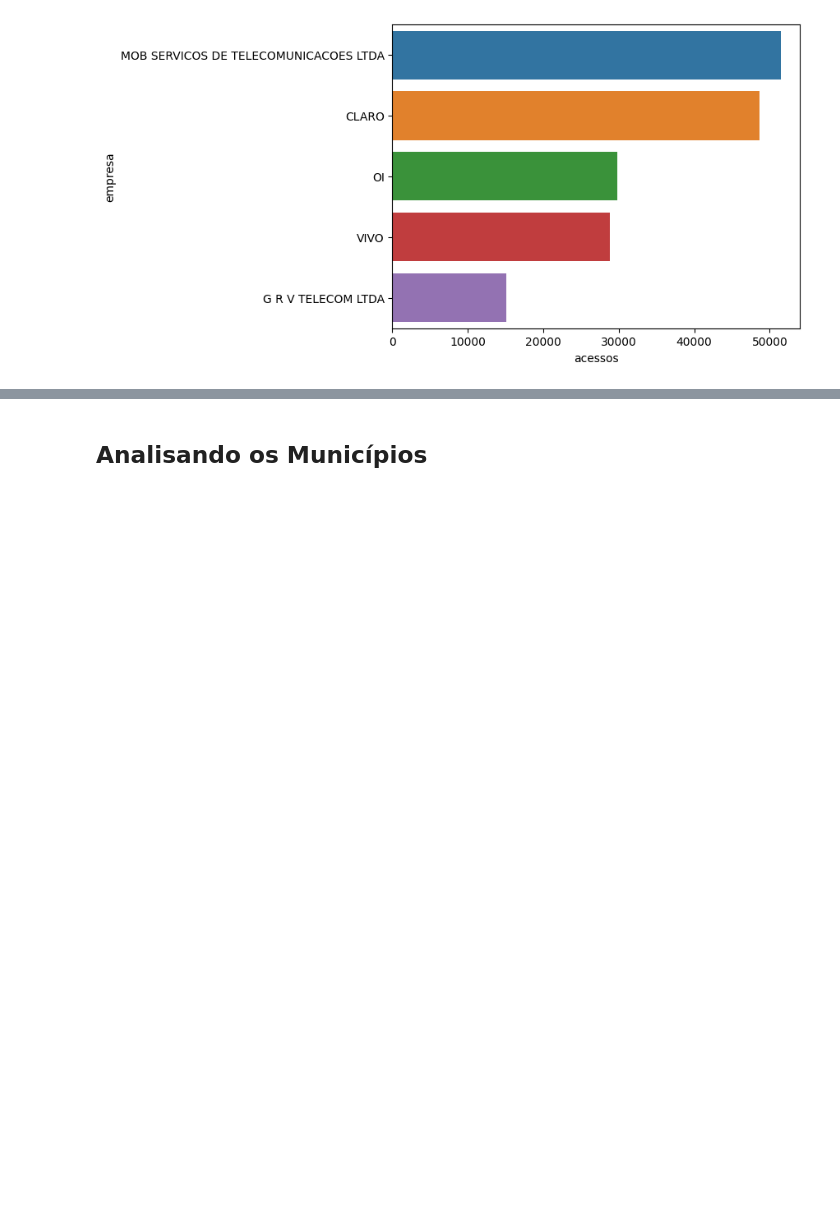
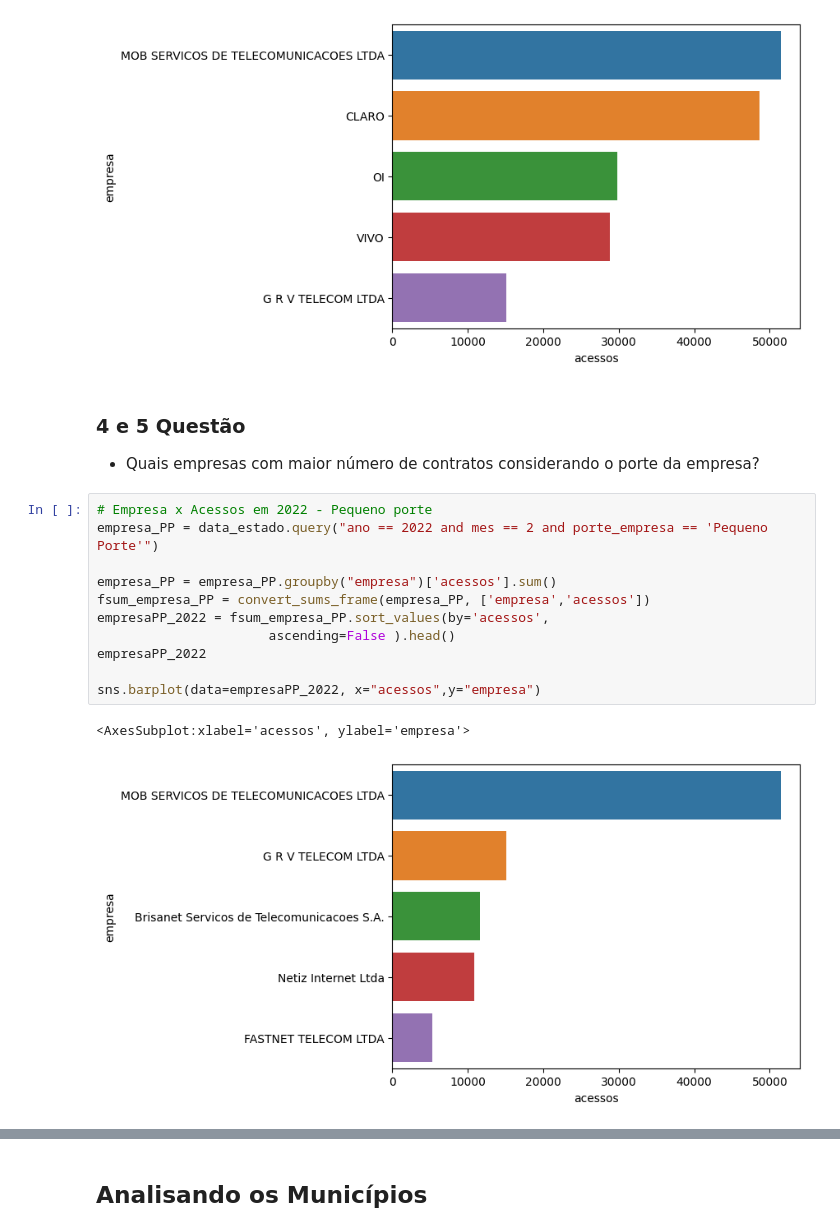
Before and after one commit to Jownao/dive_datascience, a Jupyter notebook: lab/02_Analise_dados_banda_larga.ipynb, the cells around one changed output, grey strips where cells are left out. Saved outputs shown, nothing was run; the diff lists cells and outputs as text; blank space fills up the shorter version.

```diff
--- a/lab/02_Analise_dados_banda_larga.ipynb
+++ b/lab/02_Analise_dados_banda_larga.ipynb
@@ -255,3 +261,21 @@ sns.barplot(data=acessos5_2022, x="acessos",y="empresa")
 # %% [output]
 <AxesSubplot:xlabel='acessos', ylabel='empresa'>
 [figure]
+# %% [markdown]
+### 4 e 5 Questão
+
+* Quais empresas com maior número de contratos considerando o porte da empresa?
+# %%
+# Empresa x Acessos em 2022 - Pequeno porte
+empresa_PP = data_estado.query("ano == 2022 and mes == 2 and porte_empresa == 'Pequeno Porte'")
+
+empresa_PP = empresa_PP.groupby("empresa")['acessos'].sum()
+fsum_empresa_PP = convert_sums_frame(empresa_PP, ['empresa','acessos'])
+empresaPP_2022 = fsum_empresa_PP.sort_values(by='acessos',
+                      ascending=False ).head()
+empresaPP_2022
+
+sns.barplot(data=empresaPP_2022, x="acessos",y="empresa")
+# %% [output]
+<AxesSubplot:xlabel='acessos', ylabel='empresa'>
+[figure, added]
```
Also changed, not shown: parts of 14 cells of this notebook.
